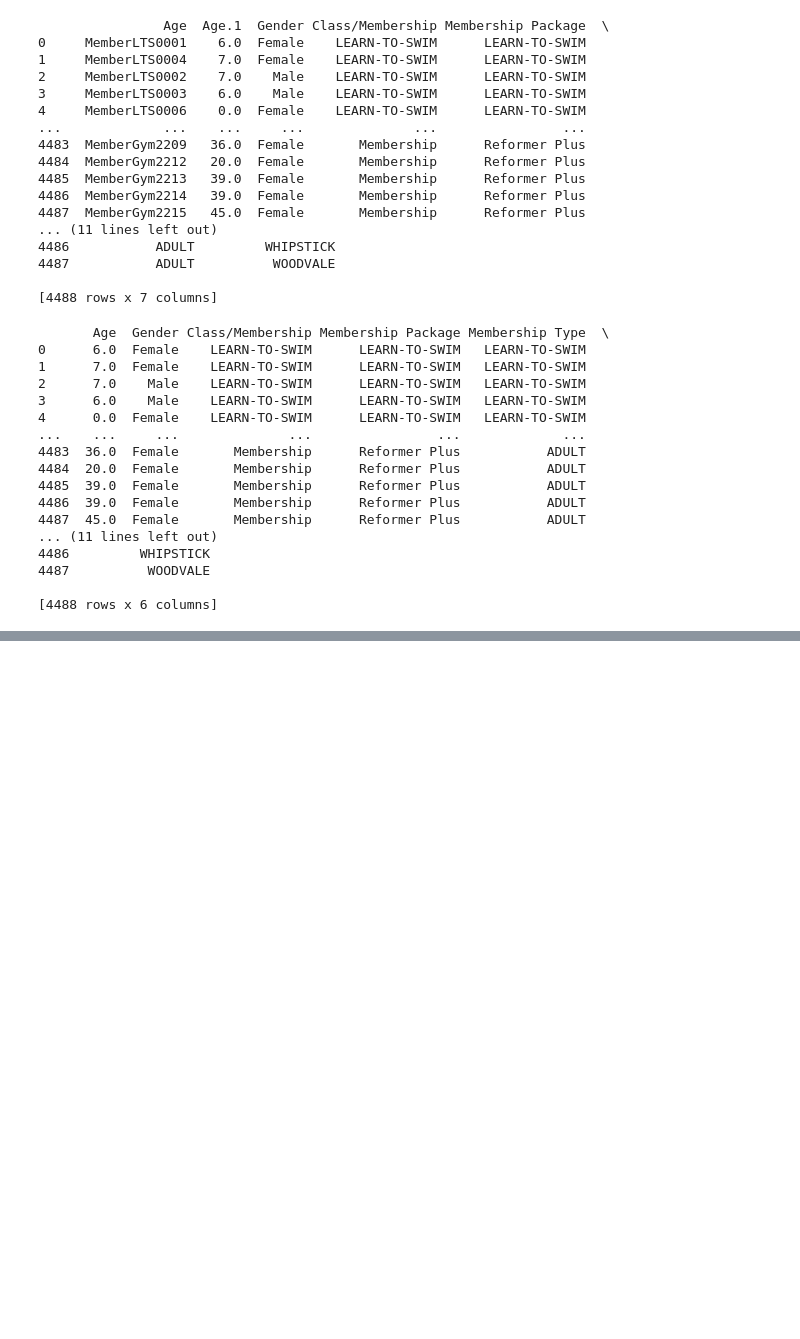
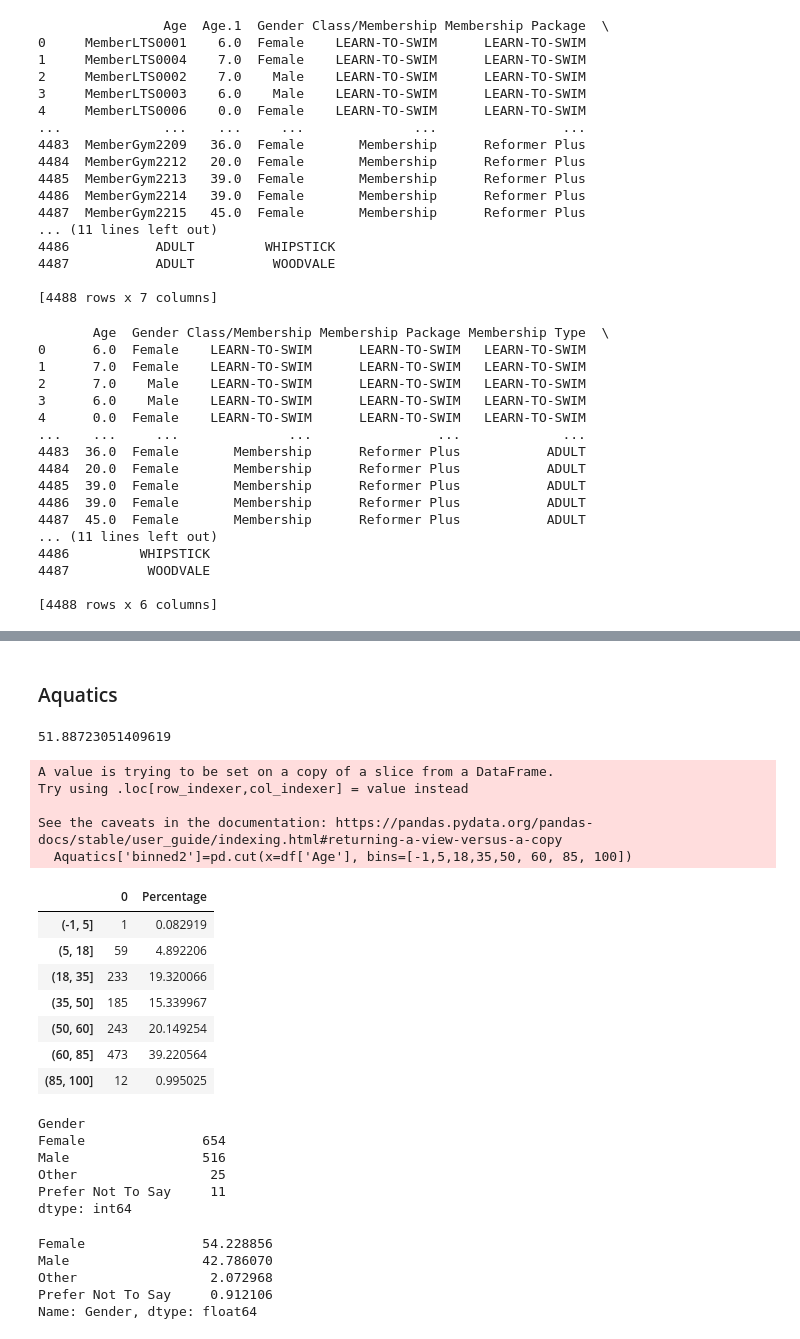
Before and after one commit to JMelleuish/Belgravia_Leisure, a Jupyter notebook: Analysis.ipynb, the cells around one changed output, grey strips where cells are left out. Cells and saved outputs as stored; diff of their text form; code cells hidden in the pictures; blank space fills up the shorter version.

```diff
--- a/Analysis.ipynb
+++ b/Analysis.ipynb
@@ -49,0 +305,45 @@ df.groupby(['Class/M']).size()
+# %% [markdown]
+### Aquatics
+# %%
+Aquatics = df[df['Category'] == 'Aquatic Access']
+Aquatics['Age'].mean()
+# %% [output]
+51.88723051409619
+# %%
+Aquatics.groupby(['Age']).size()
+Aquatics['binned2']=pd.cut(x=df['Age'], bins=[-1,5,18,35,50, 60, 85, 100])
+L2S1 = Aquatics.groupby(['binned2']).size()
+L2S2 = Aquatics.binned2.value_counts(normalize=True)*100
+binned_ages3 = pd.concat([L2S1, L2S2], axis=1, join='inner')
+binned_ages3.rename(columns={"binned2": "Percentage"})
+# %% [output]
+A value is trying to be set on a copy of a slice from a DataFrame.
+Try using .loc[row_indexer,col_indexer] = value instead
+
+See the caveats in the documentation: https://pandas.pydata.org/pandas-docs/stable/user_guide/indexing.html#returning-a-view-versus-a-copy
+  Aquatics['binned2']=pd.cut(x=df['Age'], bins=[-1,5,18,35,50, 60, 85, 100])
+|  | 0 | Percentage |
+| (-1, 5] | 1 | 0.082919 |
+| (5, 18] | 59 | 4.892206 |
+| (18, 35] | 233 | 19.320066 |
+| (35, 50] | 185 | 15.339967 |
+| (50, 60] | 243 | 20.149254 |
+| (60, 85] | 473 | 39.220564 |
+| (85, 100] | 12 | 0.995025 |
+# %%
+Aquatics.groupby(['Gender']).size()
+# %% [output]
+Gender
+Female               654
+Male                 516
+Other                 25
+Prefer Not To Say     11
+dtype: int64
+# %%
+Aquatics.Gender.value_counts(normalize=True)*100
+# %% [output]
+Female               54.228856
+Male                 42.786070
+Other                 2.072968
+Prefer Not To Say     0.912106
+Name: Gender, dtype: float64
```
Also changed, not shown: parts of 38 cells of this notebook, 1 other file.
